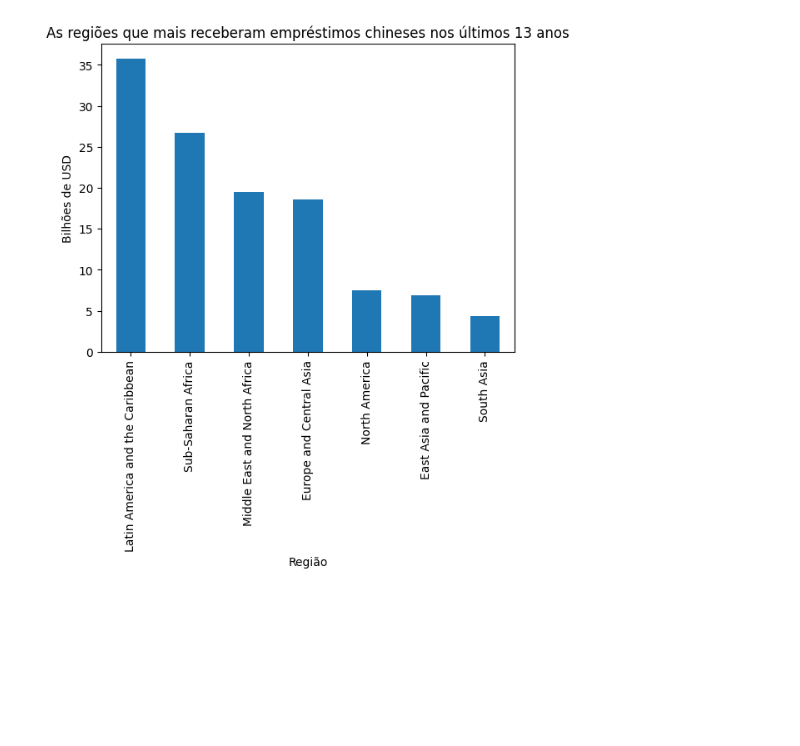
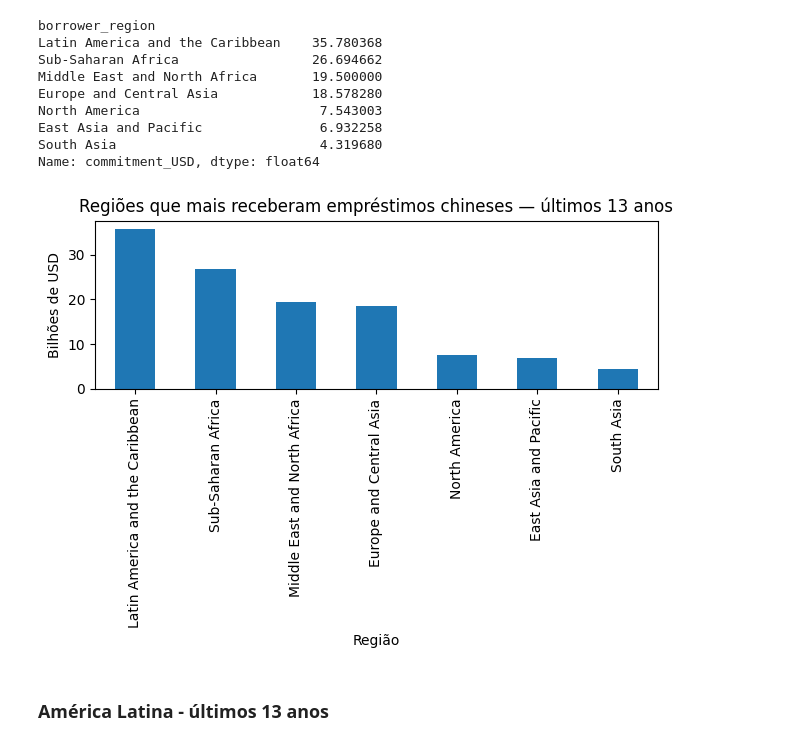
Before and after one commit to Nico-FCandido/Projeot_Analise_Dados_China, a Jupyter notebook: main.ipynb, the cells around one changed output. Saved outputs shown, nothing was run; the diff lists cells and outputs as text; code cells hidden in the pictures; blank space fills up the shorter version.

```diff
--- a/main.ipynb
+++ b/main.ipynb
@@ -201,21 +153,27 @@ plt.show()
 # %%
-df["year"] = df["contract_id"].str.extract(r"_(\d{4})_").astype(int)
-ultimo_ano = df["year"].max()
-ultimosanos = df[df["year"] >= ultimo_ano - 13]
-
-
 region = (
-  ultimosanos.groupby("borrower_region")["commitment_USD"]
+    ultimosanos.groupby("borrower_region")["commitment_USD"]
     .sum()
-    .sort_values(ascending=False)/ 1e9
+    .sort_values(ascending=False) / 1e9
 )
-
 region.plot(kind="bar")
-
-plt.title("As regiões que mais receberam empréstimos chineses nos últimos 13 anos")
+plt.title("Regiões que mais receberam empréstimos chineses — últimos 13 anos")
 plt.ylabel("Bilhões de USD")
 plt.xlabel("Região")
+plt.tight_layout()
+print(region)
 plt.show()
 # %% [output]
+borrower_region
+Latin America and the Caribbean    35.780368
+Sub-Saharan Africa                 26.694662
+Middle East and North Africa       19.500000
+Europe and Central Asia            18.578280
+North America                       7.543003
+East Asia and Pacific               6.932258
+South Asia                          4.319680
+Name: commitment_USD, dtype: float64
-[figure, old version]
+[figure, new version]
+# %% [markdown]
+### América Latina - últimos 13 anos
 # %%
```
Also changed, not shown: parts of 33 cells of this notebook, 9 other files.
